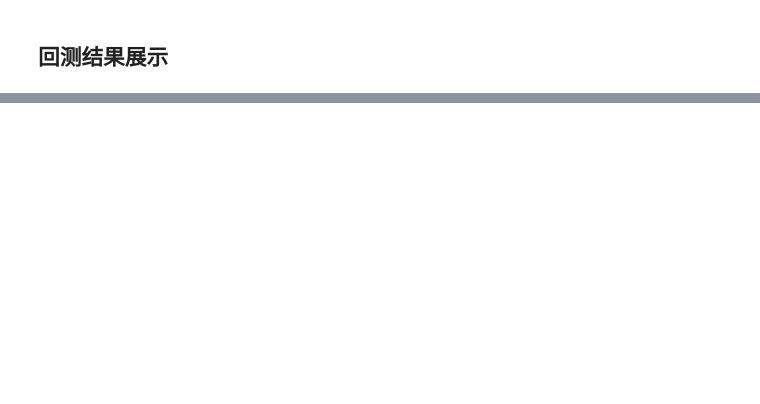
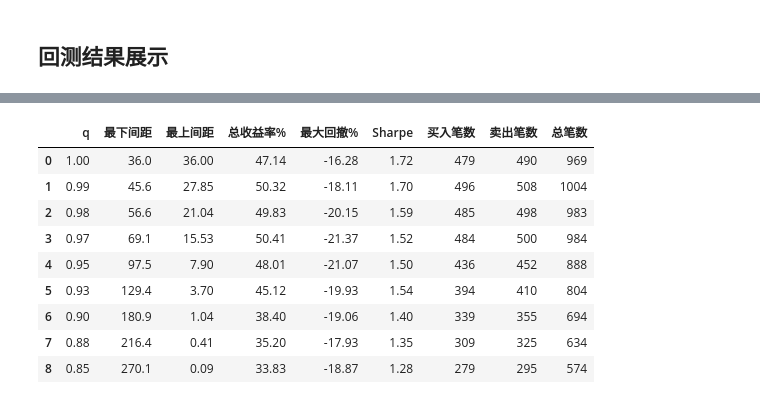
Before and after one commit to NullWinters/CryptoGrid, a Jupyter notebook: notebook/dynamic_grid_backtest_eth.ipynb, the cells around one changed output, grey strips where cells are left out. Cells and saved outputs as stored; diff of their text form; code cells hidden in the pictures; blank space fills up the shorter version.

```diff
--- a/notebook/dynamic_grid_backtest_eth.ipynb
+++ b/notebook/dynamic_grid_backtest_eth.ipynb
@@ -459,0 +486,56 @@ engine.show_performance(VT_SYMBOL)
+# %%
+import IPython.display as ipd
+from loguru import logger as _loguru
+
+# 批量回放时抑制 vnpy.alpha 日志刷屏
+_loguru.disable("vnpy.alpha")
+
+sweep_rows = []
+for q in [1.0, 0.99, 0.98, 0.97, 0.95, 0.93, 0.90, 0.88, 0.85]:
+    gp_q = build_grid_prices(GRID_LOWER, GRID_UPPER, GRID_STEPS, q)
+    spac_q = [gp_q[i + 1] - gp_q[i] for i in range(GRID_STEPS)]
+
+    eng_q = BacktestingEngine(lab)
+    eng_q.set_parameters(
+        vt_symbols=[VT_SYMBOL],
+        interval=Interval.DAILY,
+        start=pd.Timestamp(START).to_pydatetime(),
+        end=pd.Timestamp(END).to_pydatetime(),
+        capital=INIT_CAPITAL,
+        risk_free=0,
+        annual_days=252,
+    )
+    eng_q.add_strategy(DynamicGridStrategy, {"grid_spacing_ratio": q}, pl.DataFrame())
+    eng_q.load_data()
+    eng_q.run_backtesting()
+    eng_q.calculate_result()
+    st_q = eng_q.calculate_statistics()
+
+    trades_q = eng_q.get_all_trades()
+    buy_cnt = sum(1 for t in trades_q if t.direction == Direction.LONG)
+    sell_cnt = len(trades_q) - buy_cnt
+    sweep_rows.append({
+        "q": q,
+        "最下间距": round(spac_q[0], 1),
+        "最上间距": round(spac_q[-1], 2),
+        "总收益率%": round(st_q["total_return"], 2),
+        "最大回撤%": round(st_q["max_ddpercent"], 2),
+        "Sharpe": round(st_q["sharpe_ratio"], 2),
+        "买入笔数": buy_cnt,
+        "卖出笔数": sell_cnt,
+        "总笔数": len(trades_q),
+    })
+
+_loguru.enable("vnpy.alpha")
+ipd.display(pd.DataFrame(sweep_rows))
+# %% [output]
+|  | q | 最下间距 | 最上间距 | 总收益率% | 最大回撤% | Sharpe | 买入笔数 | 卖出笔数 | 总笔数 |
+| 0 | 1.00 | 36.0 | 36.00 | 47.14 | -16.28 | 1.72 | 479 | 490 | 969 |
+| 1 | 0.99 | 45.6 | 27.85 | 50.32 | -18.11 | 1.70 | 496 | 508 | 1004 |
+| 2 | 0.98 | 56.6 | 21.04 | 49.83 | -20.15 | 1.59 | 485 | 498 | 983 |
+| 3 | 0.97 | 69.1 | 15.53 | 50.41 | -21.37 | 1.52 | 484 | 500 | 984 |
+| 4 | 0.95 | 97.5 | 7.90 | 48.01 | -21.07 | 1.50 | 436 | 452 | 888 |
+| 5 | 0.93 | 129.4 | 3.70 | 45.12 | -19.93 | 1.54 | 394 | 410 | 804 |
+| 6 | 0.90 | 180.9 | 1.04 | 38.40 | -19.06 | 1.40 | 339 | 355 | 694 |
+| 7 | 0.88 | 216.4 | 0.41 | 35.20 | -17.93 | 1.35 | 309 | 325 | 634 |
+| 8 | 0.85 | 270.1 | 0.09 | 33.83 | -18.87 | 1.28 | 279 | 295 | 574 |
```
Also changed, not shown: parts of 8 cells of this notebook.
